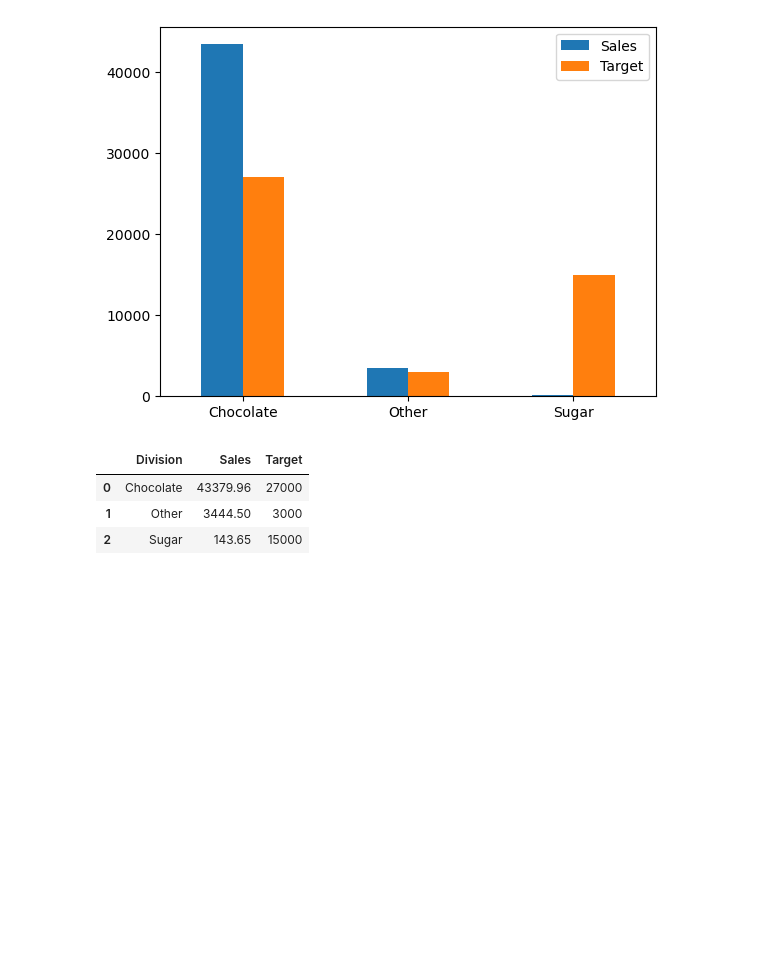
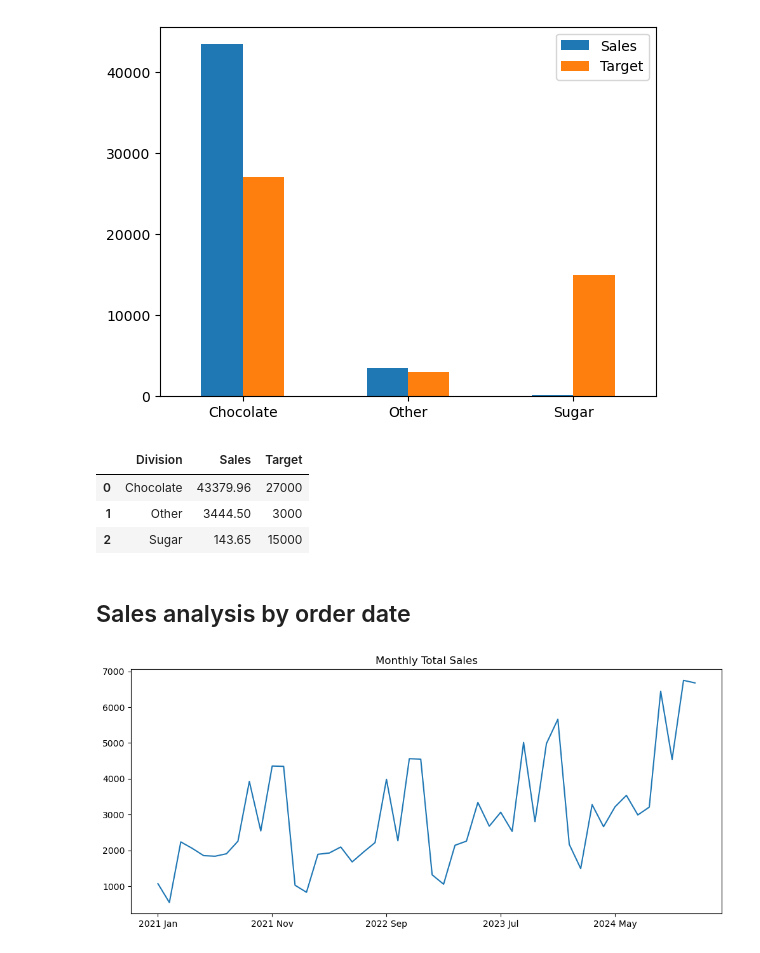
Before and after one commit to suranjanrana/data-analysis-and-warehousing-project, a Jupyter notebook: notebooks/candy-analysis.ipynb, the cells around one changed output. Cells and saved outputs as stored; diff of their text form; code cells hidden in the pictures; blank space fills up the shorter version.

Commit message:
Sales analysis by order date

```diff
--- a/notebooks/candy-analysis.ipynb
+++ b/notebooks/candy-analysis.ipynb
@@ -316,3 +316,36 @@ sales_2024_w_target
 | 0 | Chocolate | 43379.96 | 27000 |
 | 1 | Other | 3444.50 | 3000 |
 | 2 | Sugar | 143.65 | 15000 |
+# %% [markdown]
+## Sales analysis by order date
+# %%
+candy_sales_df["Order Year"] = candy_sales_df["Order Date"].dt.year
+candy_sales_df["Order Month"] = candy_sales_df["Order Date"].dt.month
+# %%
+months = {
+    0: "Jan",
+    1: "Feb",
+    2: "Mar",
+    3: "Apr",
+    4: "May",
+    5: "Jun",
+    6: "Jul",
+    7: "Aug",
+    8: "Sep",
+    9: "Oct",
+    10: "Nov",
+    11: "Dec"
+}
+
+
+monthly_total_sales = candy_sales_df.groupby(["Order Year", "Order Month"])["Sales"].sum().round(2).sort_index()
+
+# Rename index
+monthly_total_sales.index = [f"{x} {months[y-1]}" for x, y in monthly_total_sales.index]
+
+# Plot
+monthly_total_sales.plot(figsize=(12, 5))
+plt.title("Monthly Total Sales")
+plt.show()
+# %% [output]
+[figure, added]
```
Also changed, not shown: parts of 3 cells of this notebook.
